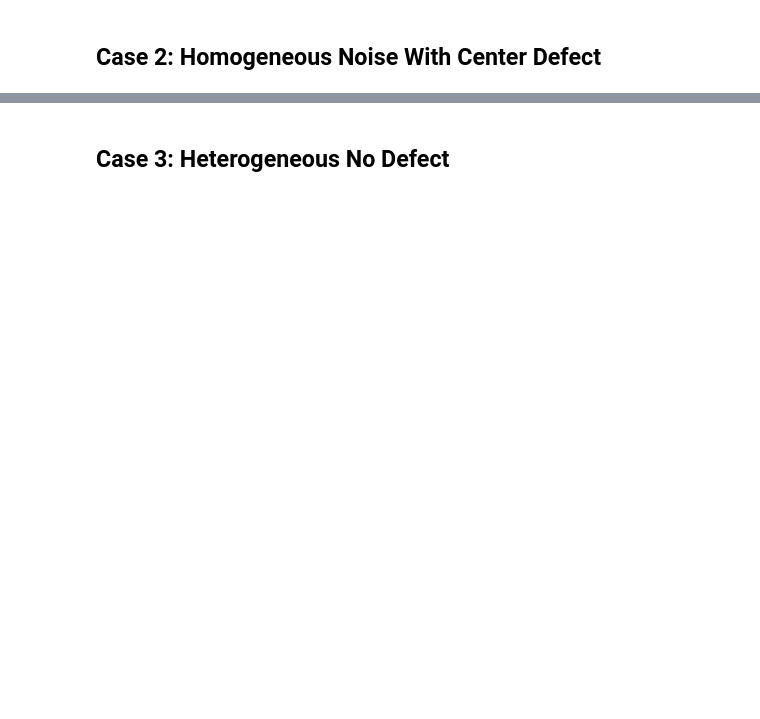
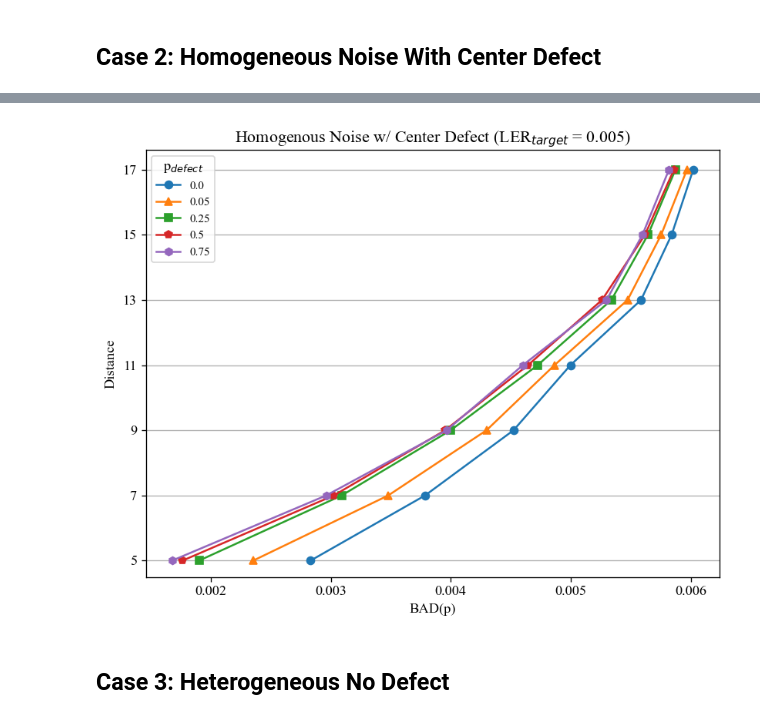
Before and after one commit to JacobSPalmer/quantum-ddq-toolkit, a Jupyter notebook: supplementary-materials/icrc_plots.ipynb, the cells around one changed output, grey strips where cells are left out. Saved outputs shown, nothing was run; the diff lists cells and outputs as text; code cells hidden in the pictures; blank space fills up the shorter version.

```diff
--- a/supplementary-materials/icrc_plots.ipynb
+++ b/supplementary-materials/icrc_plots.ipynb
@@ -49,3 +63,7 @@ plot_multi_distance_simulation_data(homogeneous_with_defect_stats[4:])
+# %%
+plot_BADs(r'Homogenous Noise w/ Center Defect (LER$_{target}$ = 0.005)', case2_BADs, group_col='line', bad_title='p', legend_title=r'p$_{defect}$')
+# %% [output]
+[figure, added]
 # %% [markdown]
 ## Case 3: Heterogeneous No Defect ##
 # %%
```
Also changed, not shown: parts of 9 cells of this notebook, 12 other files.
